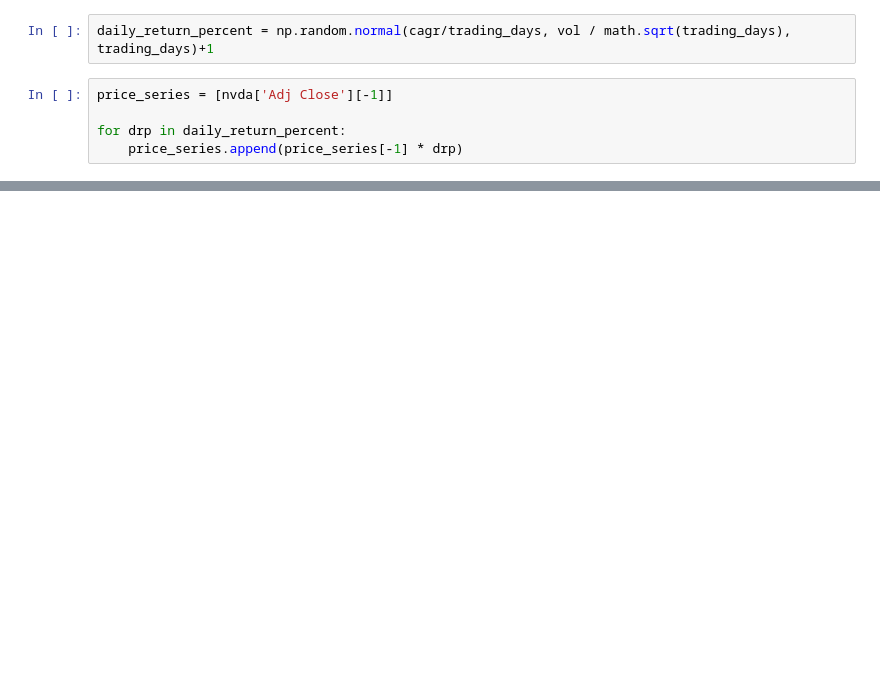
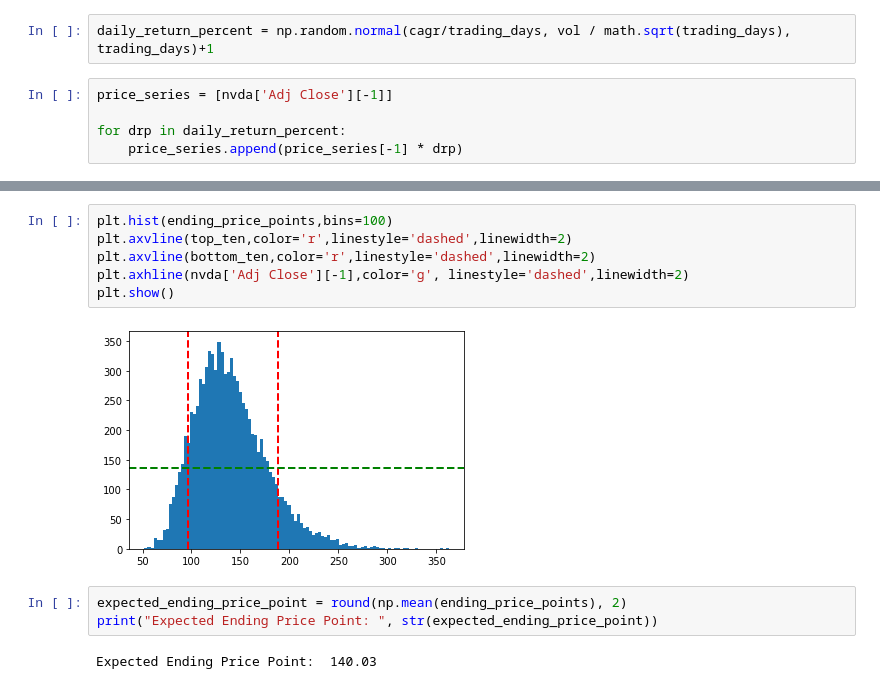
Before and after one commit to lilbooth53/monte_carlo, a Jupyter notebook: monte_carlo.ipynb, the cells around one changed output, grey strips where cells are left out. Saved outputs shown, nothing was run; the diff lists cells and outputs as text; blank space fills up the shorter version.

```diff
--- a/monte_carlo.ipynb
+++ b/monte_carlo.ipynb
@@ -63,0 +88,13 @@ plt.show()
+# %%
+plt.hist(ending_price_points,bins=100)
+plt.axvline(top_ten,color='r',linestyle='dashed',linewidth=2)
+plt.axvline(bottom_ten,color='r',linestyle='dashed',linewidth=2)
+plt.axhline(nvda['Adj Close'][-1],color='g', linestyle='dashed',linewidth=2)
+plt.show()
+# %% [output]
+[figure, added]
+# %%
+expected_ending_price_point = round(np.mean(ending_price_points), 2)
+print("Expected Ending Price Point: ", str(expected_ending_price_point))
+# %% [output]
+Expected Ending Price Point:  140.03
```
Also changed, not shown: parts of 12 cells of this notebook.
